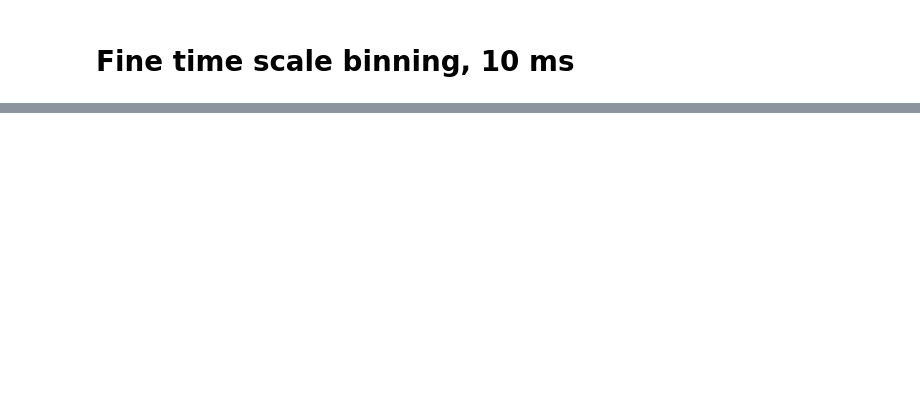
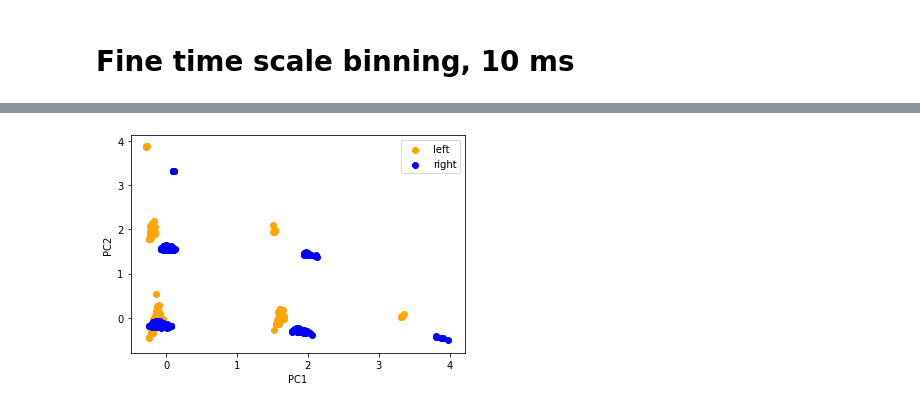
Before and after one commit to mariakesa/ConnectedLizards_NeuroMatch2020, a Jupyter notebook: FineTimeScales.ipynb, the cells around one changed output, grey strips where cells are left out. Cells and saved outputs as stored; diff of their text form; code cells hidden in the pictures; blank space fills up the shorter version.

Commit message:
Add plots

```diff
--- a/FineTimeScales.ipynb
+++ b/FineTimeScales.ipynb
@@ -223,0 +226,4 @@ plot_left_right_PCA(10,['MOs', 'MRN', 'OLF', 'ORB', 'PAG', 'RSP', 'SCm', 'SCs'])
+# %%
+plot_left_right_PCA(10,['SCs','SCm','MRN','APN','PAG','ZI'])
+# %% [output]
+[figure, added]
```
Also changed, not shown: parts of 10 cells of this notebook.
